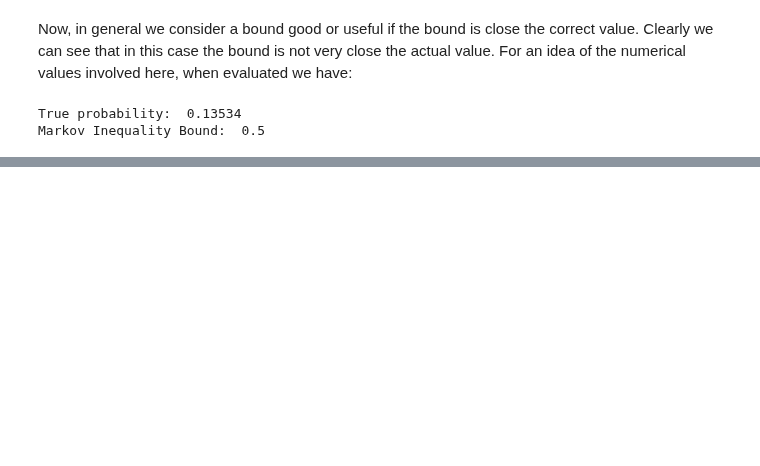
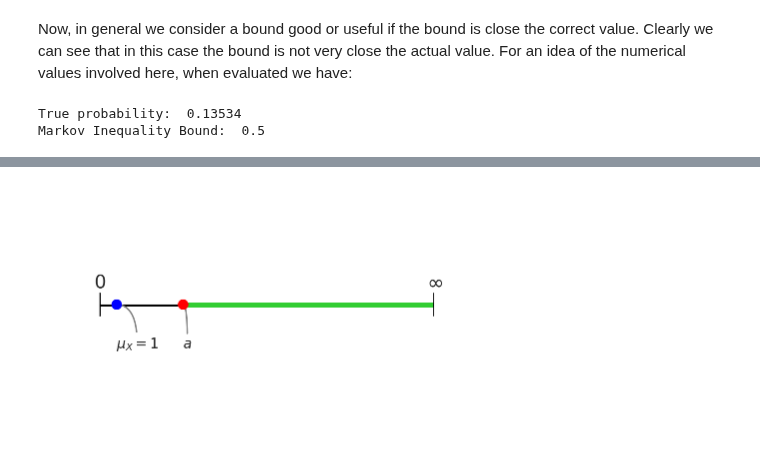
Before and after one commit to NathanielDake/intuitiveml, a Jupyter notebook: Mathematics/03-Probability-03-Inequalities.ipynb, the cells around one changed output, grey strips where cells are left out. Drawn from its saved outputs; the diff is of its cells as text; code cells hidden in the pictures; blank space fills up the shorter version.

```diff
--- a/Mathematics/03-Probability-03-Inequalities.ipynb
+++ b/Mathematics/03-Probability-03-Inequalities.ipynb
@@ -286,0 +371,58 @@ The answer to that question is a resounding _yes_. There are indeed many other i
+# %%
+fig, ax = plt.subplots()
+ax.set_xlim(0,1)
+ax.set_ylim(-.1,.1)
+
+plt.hlines(-0.001, 0, 1, color='black', zorder=1)
+
+scale = 20
+mean = 1 / scale
+a =  5 / scale
+
+plt.hlines(-0.001, a, 1, color='limegreen', zorder=1, lw=5)
+
+
+plt.scatter(mean, 0, zorder=2, color="blue")
+plt.scatter(a, 0, zorder=2, color="red")
+
+plt.axvline(1, 0.45, 0.55, color='black')
+plt.axvline(0, 0.45, 0.55, color='black')
+
+plt.annotate(
+    '0',
+    xy=(0, 0),
+    xytext=(-.015, 0.015),
+    size=20,
+)
+plt.annotate(
+    r'$\infty$',
+    xy=(0, 0),
+    xytext=(0.98, 0.015),
+    size=20,
+)
+
+
+plt.annotate(
+    r"$\mu_X = 1$",
+    xy=(mean, -0.00008),
+    xytext=(mean, -0.04),
+    size=14,
+    arrowprops=dict(color='grey',arrowstyle="-", connectionstyle="angle3,angleA=90,angleB=0"),
+    zorder=1
+)
+
+# Markov
+plt.annotate(
+    r'$a$',
+    xy=(a, -0.00008),
+    xytext=(a, -0.04),
+    size=14,
+    arrowprops=dict(color='grey',arrowstyle="-", connectionstyle="angle3,angleA=90,angleB=0"),
+    zorder=1
+)
+
+
+plt.axis('off')
+plt.show()
+# %% [output]
+[figure, added]
```
Also changed, not shown: parts of 7 cells of this notebook, 1 other file.
